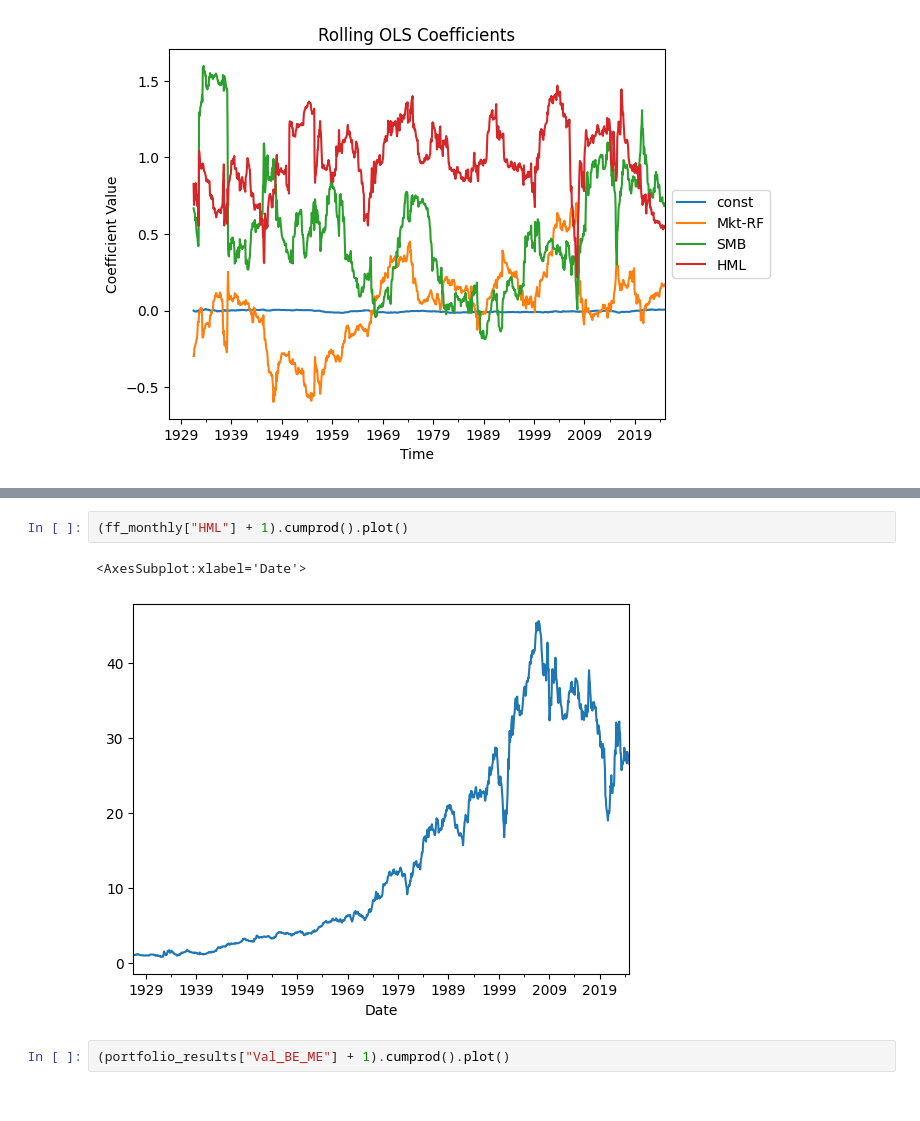
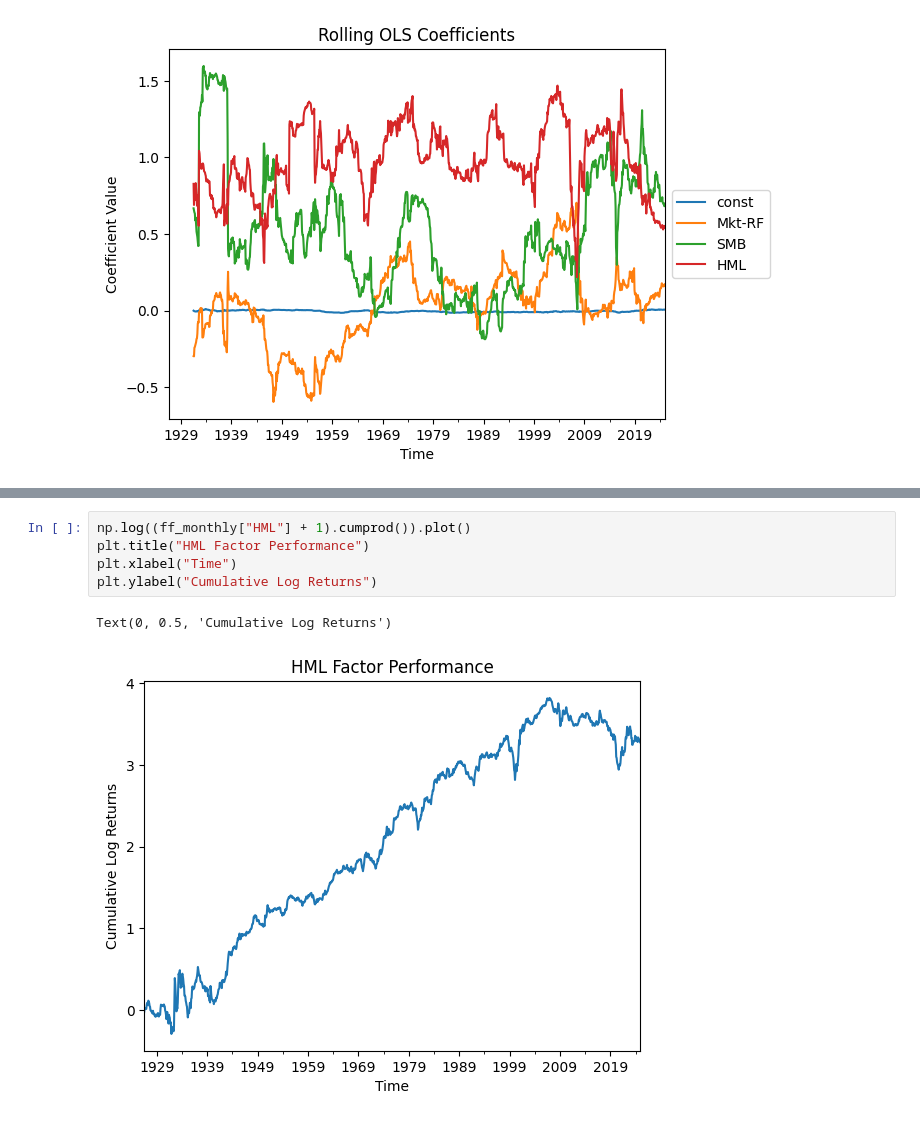
Before and after one commit to alessbressan/FINA60602A, a Jupyter notebook: project_2/Part_B copy.ipynb, the cells around one changed output, grey strips where cells are left out. Cells and saved outputs as stored; diff of their text form.

```diff
--- a/project_2/Part_B copy.ipynb
+++ b/project_2/Part_B copy.ipynb
@@ -588,7 +486,8 @@ np.log((1 + portfolio_results["EW_Beta"]).cumprod()).plot()
 # %%
-(ff_monthly["HML"] + 1).cumprod().plot()
+np.log((ff_monthly["HML"] + 1).cumprod()).plot()
+plt.title("HML Factor Performance")
+plt.xlabel("Time")
+plt.ylabel("Cumulative Log Returns")
 # %% [output]
-<AxesSubplot:xlabel='Date'>
+Text(0, 0.5, 'Cumulative Log Returns')
-[figure, old version]
+[figure, new version]
-# %%
-(portfolio_results["Val_BE_ME"] + 1).cumprod().plot()
```
Also changed, not shown: parts of 27 cells of this notebook.
